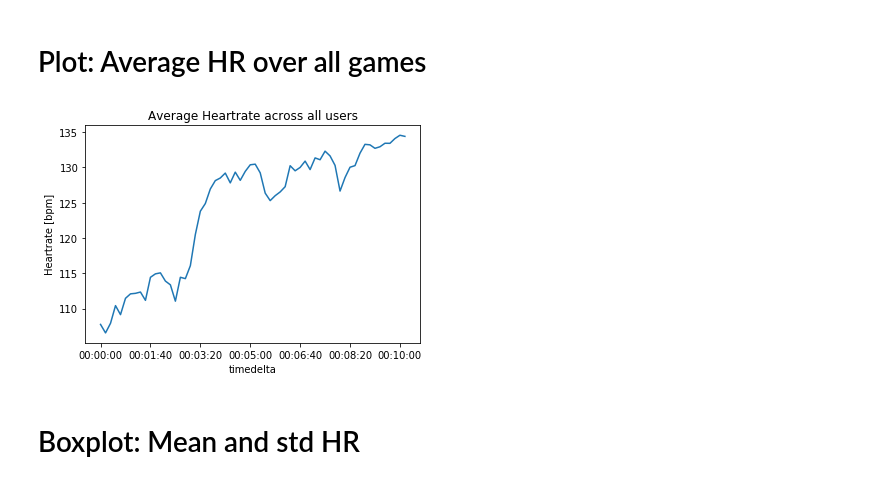
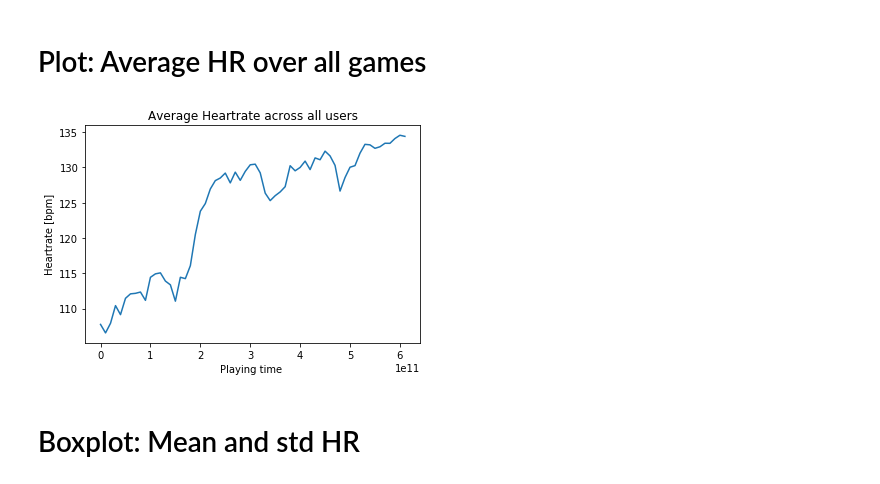
Before and after one commit to bastianmorath/4Ps-Plunder-Planet, a Jupyter notebook: jn_main.ipynb, the cells around one changed output. Cells and saved outputs as stored; diff of their text form; code cells hidden in the pictures.

```diff
--- a/jn_main.ipynb
+++ b/jn_main.ipynb
@@ -44,25 +44,25 @@ plt.savefig(gl.svn_base_path + '/Plots/playing_time_per_user.pdf')
 # %%
 '''Plot: Average Heartrate
 '''
 
 
 plt.figure()
 plt.ylabel('Heartrate [bpm]')
-plt.xlabel('Playing time [s]')
+plt.xlabel('Playing time ')
 plt.title('Average Heartrate across all users')
 
 resolution = 10 # resample every x seconds -> the bigger, the smoother
 
 min_time = time_df.min()
 conc_with_hr = conc_with_hr[conc_with_hr['Time']<min_time] # Cut all dataframes to the same minimal length
 df_copy = conc_with_hr.copy() # to prevent SettingWithCopyWarning
 avg_hr_df = df_copy.groupby(['timedelta'])['Heartrate'].mean() # Take mean over all logfiles
 avg_hr_df_resampled = avg_hr_df.resample(str(resolution)+'S').mean() # Resample series
 
-avg_hr_df_resampled.plot()
+plt.plot(avg_hr_df_resampled)
 plt.savefig(gl.svn_base_path + '/Plots/average_heartrate.pdf')
 # %% [output]
-[figure, old version]
+[figure, new version]
 # %% [markdown]
 # Boxplot: Mean and std HR
 # %%
```
Also changed, not shown: parts of 9 cells of this notebook, 51 other files.
